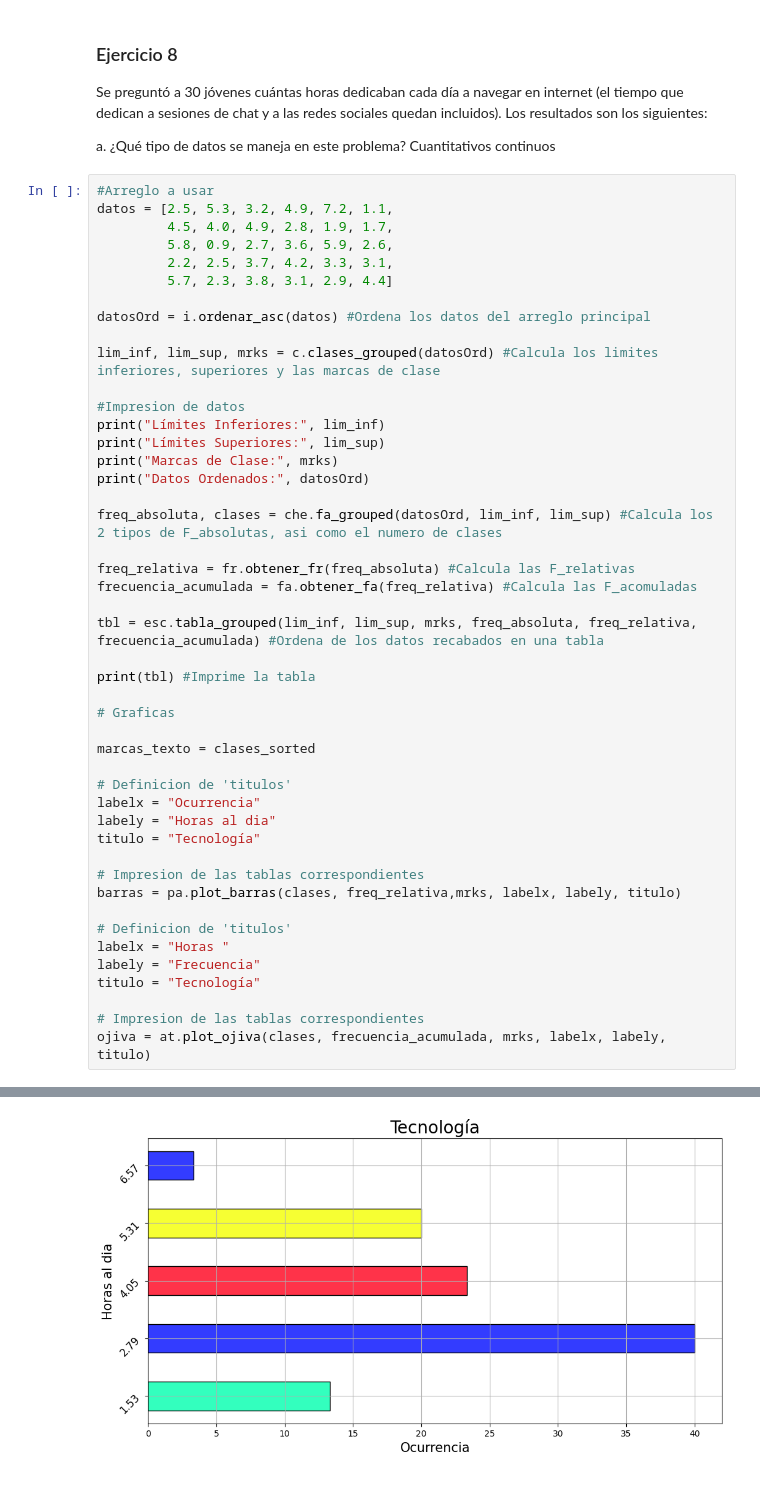
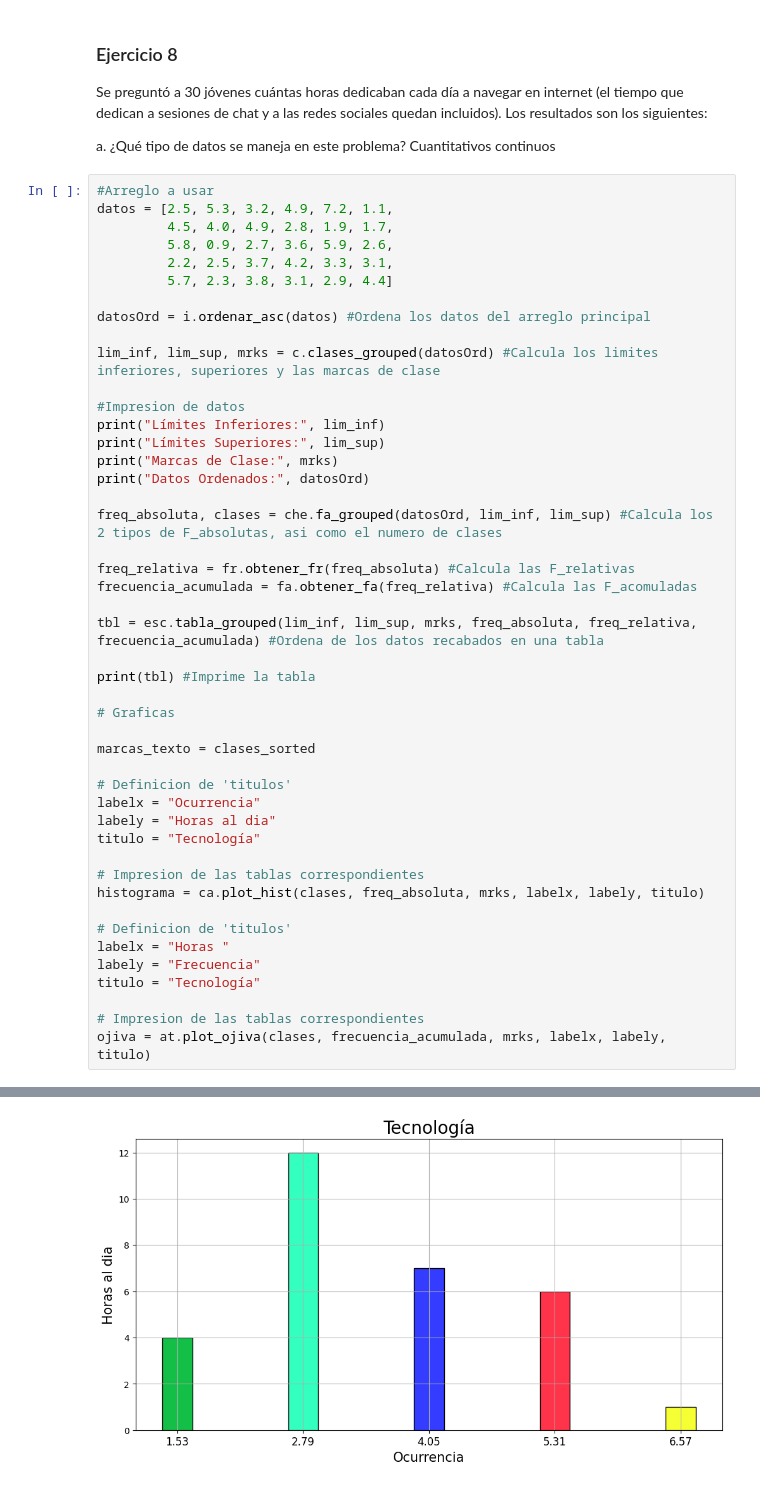
Before and after one commit to imac28lab/RRM_Verano_2024_T1, a Jupyter notebook: Ejercicios.ipynb, the cells around one changed output, grey strips where cells are left out. Saved outputs shown, nothing was run; the diff lists cells and outputs as text.

```diff
--- a/Ejercicios.ipynb
+++ b/Ejercicios.ipynb
@@ -110,33 +110,33 @@ labelx = "Ocurrencia"
 labely = "Horas al dia"
 titulo = "Tecnología"
 
 # Impresion de las tablas correspondientes
-barras = pa.plot_barras(clases, freq_relativa,mrks, labelx, labely, titulo)
+histograma = ca.plot_hist(clases, freq_absoluta, mrks, labelx, labely, titulo)
 
 # Definicion de 'titulos'
 labelx = "Horas "
 labely = "Frecuencia"
 titulo = "Tecnología"
 
 # Impresion de las tablas correspondientes
 ojiva = at.plot_ojiva(clases, frecuencia_acumulada, mrks, labelx, labely, titulo)
 # %% [output]
 Límites Inferiores: [0.9, 2.16, 3.42, 4.68, 5.94]
 Límites Superiores: [2.16, 3.42, 4.68, 5.94, 7.2]
 Marcas de Clase: [1.53, 2.79, 4.05, 5.31, 6.57]
 Datos Ordenados: [0.9, 1.1, 1.7, 1.9, 2.2, 2.3, 2.5, 2.5, 2.6, 2.7, 2.8, 2.9, 3.1, 3.1, 3.2, 3.3, 3.6, 3.7, 3.8, 4.0, 4.2, 4.4, 4.5, 4.9, 4.9, 5.3, 5.7, 5.8, 5.9, 7.2]
    Limite inferior  Limite superior  Marcas de clase  Frecuencia absoluta  \
 0             0.90             2.16             1.53                    4
 1             2.16             3.42             2.79                   12
 2             3.42             4.68             4.05                    7
 3             4.68             5.94             5.31                    6
 4             5.94             7.20             6.57                    1
 
    Frecuencia Relativa  Frecuencia Acumulada
 0            13.333333             13.333333
 1            40.000000             53.333333
 2            23.333333             76.666667
 3            20.000000             96.666667
 4             3.333333            100.000000
-[figure, old version]
+[figure, new version]
 [figure]
```
